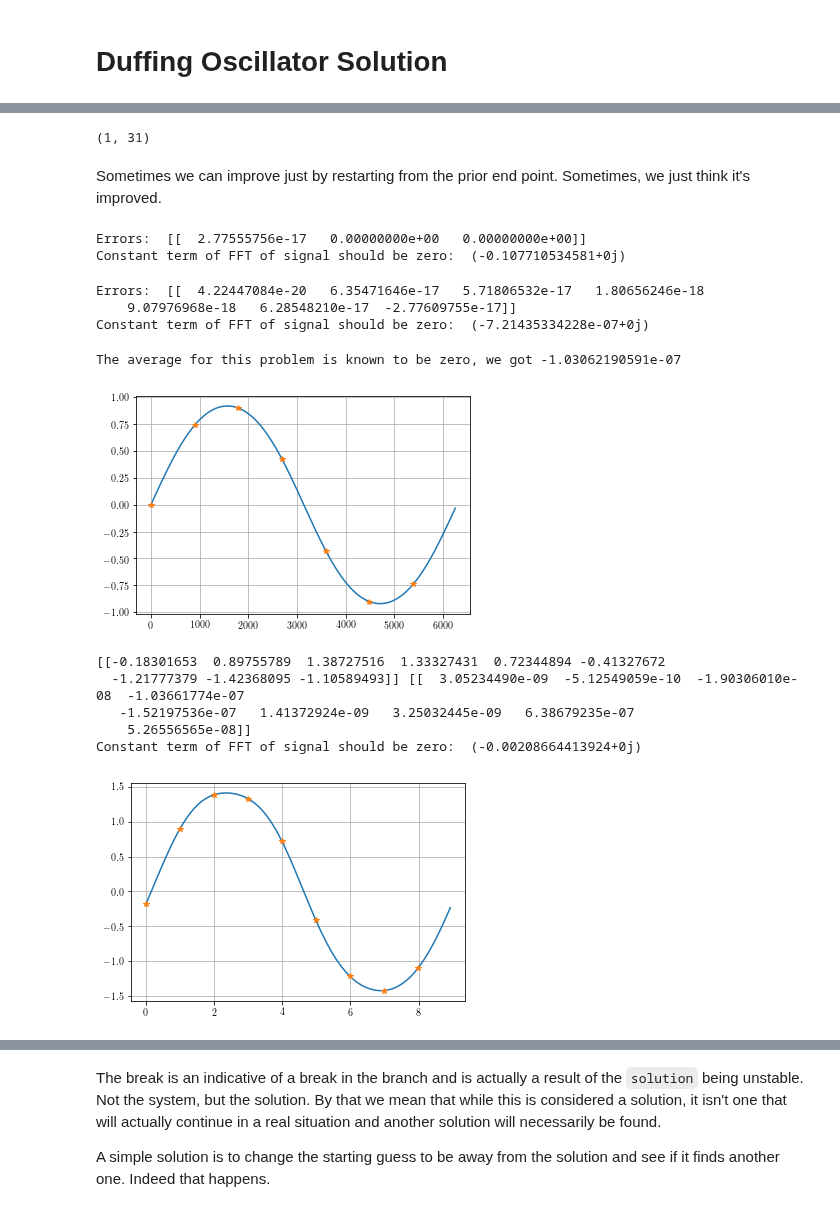
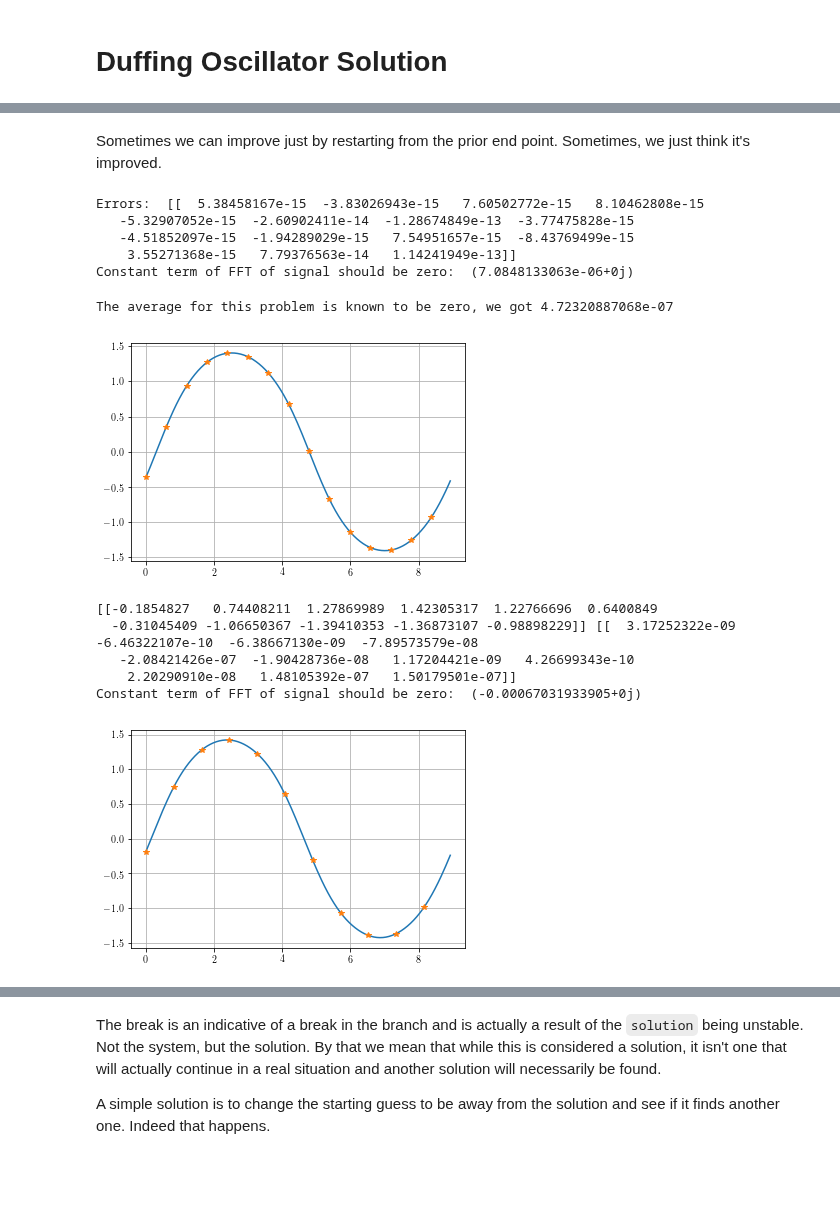
Before and after one commit to josephcslater/mousai, a Jupyter notebook: docs/tutorial/demos/Duffing.ipynb, the cells around one changed output, grey strips where cells are left out. Drawn from its saved outputs; the diff is of its cells as text; code cells hidden in the pictures; blank space fills up the shorter version.

```diff
--- a/docs/tutorial/demos/Duffing.ipynb
+++ b/docs/tutorial/demos/Duffing.ipynb
@@ -19,8 +19,7 @@ Equation errors (should be zero):  [[ -2.77555756e-17   0.00000000e+00   0.00000
 Constant term of FFT of signal should be zero:  (-0.107710534581+0j)
 # %%
-# Test that all is working.
-# f_tol adjust accuracy. This is more then reasonable, but illustrative.
-t, x, e, amps, phases = ms.hb_so(ms.duff_osc, x0 = x, omega = .7, num_harmonics= 5, f_tol = 1e-16)
+# Using more harmonics.
+t, x, e, amps, phases = ms.hb_so(ms.duff_osc, x0 = sp.array([[0,1,-1]]), omega = .7, num_harmonics= 7)
 print('Equation errors (should be zero): ',e)
 print('Constant term of FFT of signal should be zero: ', ms.fftp.fft(x)[0,0])
 # %% [output]
@@ -29,5 +30,0 @@ NoConvergence: [[-0.3568271   0.58966331  1.20212862  1.40781054  1.27311023  0.
-# %%
-t, x, e, amps, phases = ms.hb_so(ms.duff_osc, x0 = sp.array([[0,1,1,-1,-1]]),
-                                 num_harmonics = 15, omega = .2, f_tol = 1e-12)
-print('Equation errors (should be zero): ',e)
-print('Constant term of FFT of signal should be zero: ', ms.fftp.fft(x)[0,0])
@@ -44,25 +31,15 @@ Constant term of FFT of signal should be zero:  (-1.85962356625e-14+0j)
-# %%
-x.shape
-# %% [output]
-(1, 31)
 # %% [markdown]
 Sometimes we can improve just by restarting from the prior end point. Sometimes, we just think it's improved.
 # %%
-t, x, e, amps, phases = ms.hb_so(ms.duff_osc, x, .7, f_tol = 1e-14)
+t, x, e, amps, phases = ms.hb_so(ms.duff_osc, x0 = x, omega = .7, num_harmonics= 7)
 print('Errors: ',e)
 print('Constant term of FFT of signal should be zero: ', ms.fftp.fft(x)[0,0])
 # %% [output]
-Errors:  [[  2.77555756e-17   0.00000000e+00   0.00000000e+00]]
-Constant term of FFT of signal should be zero:  (-0.107710534581+0j)
+Errors:  [[  5.38458167e-15  -3.83026943e-15   7.60502772e-15   8.10462808e-15
+   -5.32907052e-15  -2.60902411e-14  -1.28674849e-13  -3.77475828e-15
+   -4.51852097e-15  -1.94289029e-15   7.54951657e-15  -8.43769499e-15
+    3.55271368e-15   7.79376563e-14   1.14241949e-13]]
+Constant term of FFT of signal should be zero:  (7.0848133063e-06+0j)
-# %%
-# Adding more harmonics will improve the zero frequency term accuracy. Longish story here.
-t, x, e, amps, phases = ms.hb_so(ms.duff_osc, sp.array([[0,1,-1,0,0,0,0]]), .001, f_tol = 1e-14)
-print('Errors: ',e)
-print('Constant term of FFT of signal should be zero: ', ms.fftp.fft(x)[0,0])
-# %% [output]
-Errors:  [[  4.22447084e-20   6.35471646e-17   5.71806532e-17   1.80656246e-18
-    9.07976968e-18   6.28548210e-17  -2.77609755e-17]]
-Constant term of FFT of signal should be zero:  (-7.21435334228e-07+0j)
 # %%
 # Let's get a smoother response
 time, xc = ms.time_history(t,x)
@@ -70,27 +47,29 @@ plt.plot(time,xc.T,t,x.T,'*')
 plt.grid(True)
 print('The average for this problem is known to be zero, we got', sp.average(x))
 # %% [output]
-The average for this problem is known to be zero, we got -1.03062190591e-07
+The average for this problem is known to be zero, we got 4.72320887068e-07
-[figure, old version]
+[figure, new version]
 # %%
 def duff_osc2(x, v, params):
     omega = params['omega']
     t = params['cur_time']
     return -x-.1*x**3-.1*v+1*sin(omega*t)
 # %%
-t, x, e, amps, phases = ms.hb_so(duff_osc2, sp.array([[0,1,-1,0,0,0,0,0,0]]), .7)
+t, x, e, amps, phases = ms.hb_so(duff_osc2, sp.array([[0,1,-1]]), .7, num_harmonics=5)
+
 print(x,e)
 print('Constant term of FFT of signal should be zero: ', ms.fftp.fft(x)[0,0])
 time, xc = ms.time_history(t,x)
-plt.plot(time,xc.T, t, x.T,'*')
+
+plt.plot(time, xc.T, t, x.T, '*')
 plt.grid(True)
 # %% [output]
-[[-0.18301653  0.89755789  1.38727516  1.33327431  0.72344894 -0.41327672
-  -1.21777379 -1.42368095 -1.10589493]] [[  3.05234490e-09  -5.12549059e-10  -1.90306010e-08  -1.03661774e-07
-   -1.52197536e-07   1.41372924e-09   3.25032445e-09   6.38679235e-07
-    5.26556565e-08]]
-Constant term of FFT of signal should be zero:  (-0.00208664413924+0j)
+[[-0.1854827   0.74408211  1.27869989  1.42305317  1.22766696  0.6400849
+  -0.31045409 -1.06650367 -1.39410353 -1.36873107 -0.98898229]] [[  3.17252322e-09  -6.46322107e-10  -6.38667130e-09  -7.89573579e-08
+   -2.08421426e-07  -1.90428736e-08   1.17204421e-09   4.26699343e-10
+    2.20290910e-08   1.48105392e-07   1.50179501e-07]]
+Constant term of FFT of signal should be zero:  (-0.00067031933905+0j)
-[figure, old version]
+[figure, new version]
 # %%
 omega = sp.linspace(0.1,3,200)+1/200
 amp = sp.zeros_like(omega)
```
Also changed, not shown: parts of 9 cells of this notebook, 1 other file.
